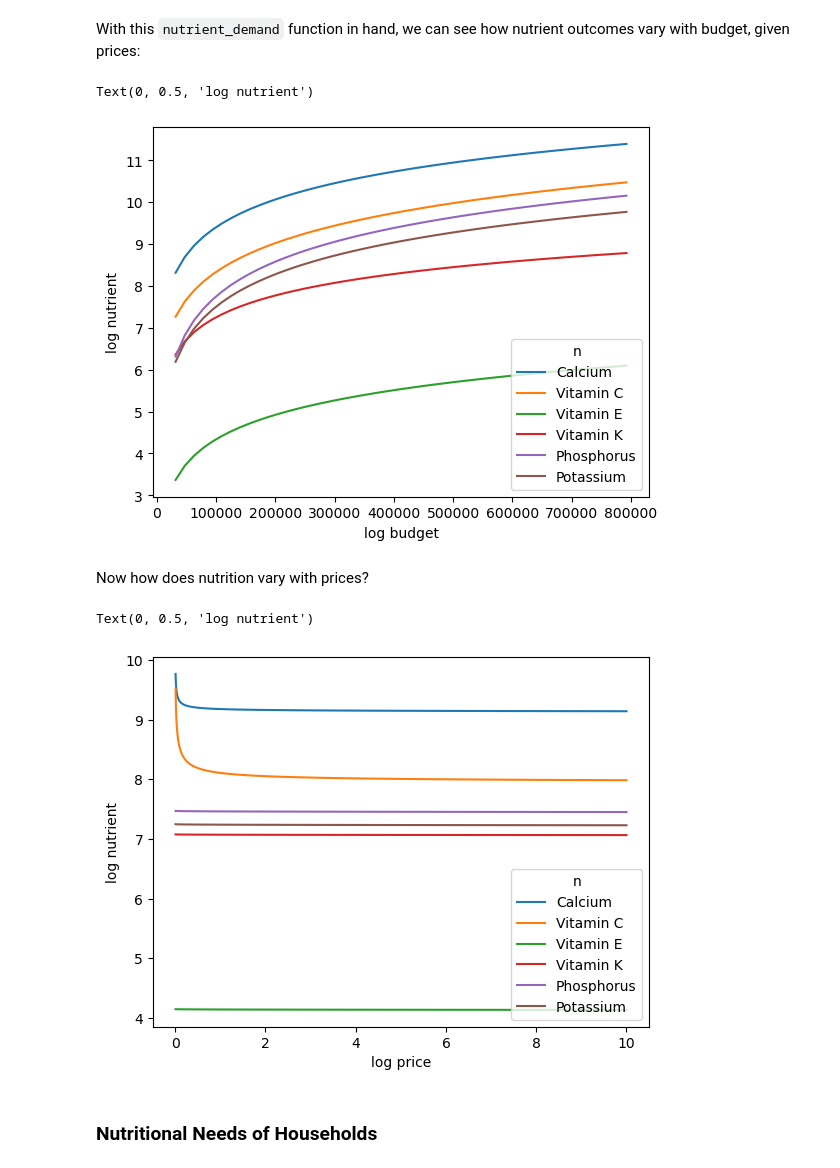
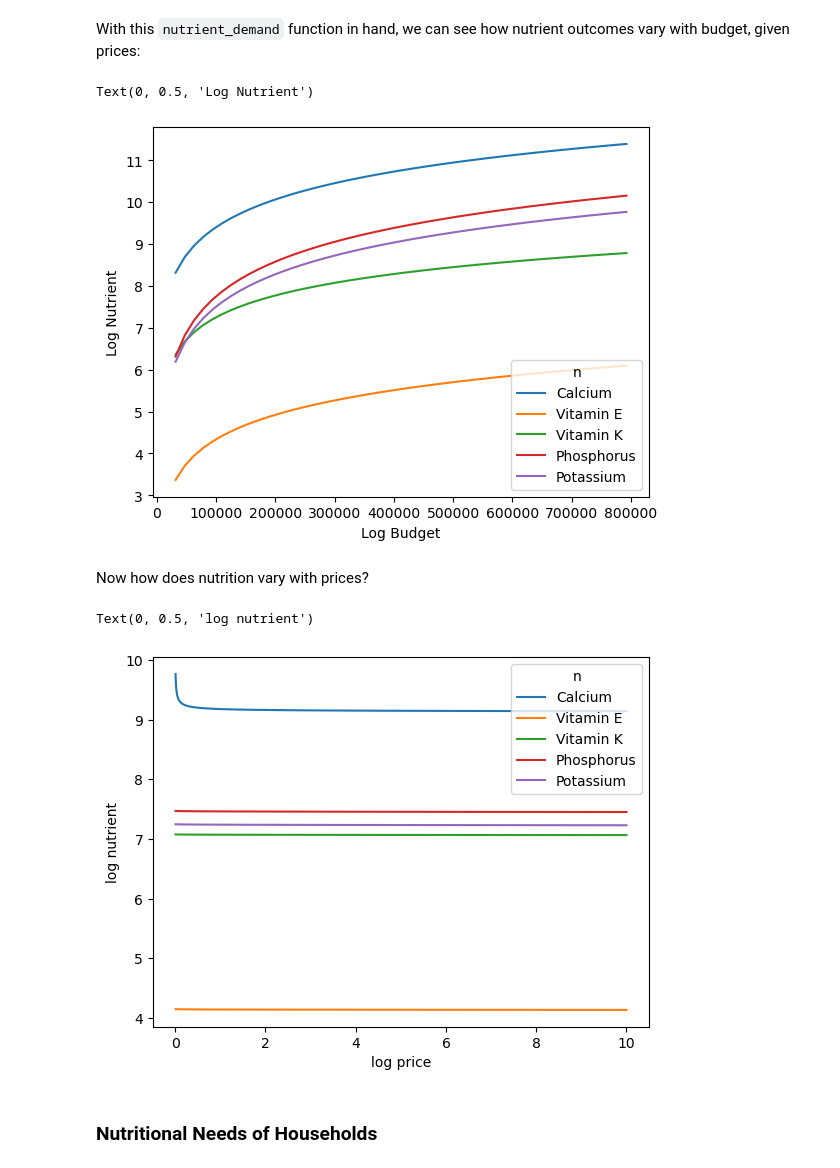
Before and after one commit to celestebasken/Project4, a Jupyter notebook: Demand & Nutritional Analysis/Nutrient_Demands.ipynb, the cells around one changed output. Drawn from its saved outputs; the diff is of its cells as text; code cells hidden in the pictures.

```diff
--- a/Demand & Nutritional Analysis/Nutrient_Demands.ipynb
+++ b/Demand & Nutritional Analysis/Nutrient_Demands.ipynb
@@ -70,6 +70,7 @@ We divide predicted expenditures by prices to get quantities (in kilograms) we c
 # %%
 #Food Quantities
-qhat = (xhat.unstack('j')/ugd8_p.reset_index(drop=True, level="u").transpose()).dropna(how='all')
+ugd8_p_100g = ugd8_p / 10
+qhat = (xhat.unstack('j')/ugd8_p_100g.reset_index(drop=True, level="u").transpose()).dropna(how='all')
 qhat = qhat.loc[:,qhat.count()>0]
 # %% [markdown]
 ### **Demands**
@@ -187,16 +188,16 @@ With this `nutrient_demand` function in hand, we can see how nutrient outcomes v
 # %%
 X = np.linspace(xref/5,xref*5,50)
 
-UseNutrients = ['Calcium','Vitamin C', 'Vitamin E', 'Vitamin K', 'Phosphorus', 'Potassium']
+UseNutrients = ['Calcium', 'Vitamin E', 'Vitamin K', 'Phosphorus', 'Potassium']
 
 df = pd.concat({myx:np.log(nutrient_demand(myx,pbar))[UseNutrients] for myx in X},axis=1).T
 ax = df.plot()
 
-ax.set_xlabel('log budget')
-ax.set_ylabel('log nutrient')
+ax.set_xlabel('Log Budget')
+ax.set_ylabel('Log Nutrient')
 # %% [output]
-Text(0, 0.5, 'log nutrient')
+Text(0, 0.5, 'Log Nutrient')
-[figure, old version]
+[figure, new version]
 # %% [markdown]
 Now how does nutrition vary with prices?
 # %%
@@ -212,7 +213,7 @@ ax.set_xlabel('log price')
 ax.set_ylabel('log nutrient')
 # %% [output]
 Text(0, 0.5, 'log nutrient')
-[figure, old version]
+[figure, new version]
 # %% [markdown]
 ### Nutritional Needs of Households
 # %% [markdown]
```
Also changed, not shown: parts of 5 cells of this notebook, 4 other files.
